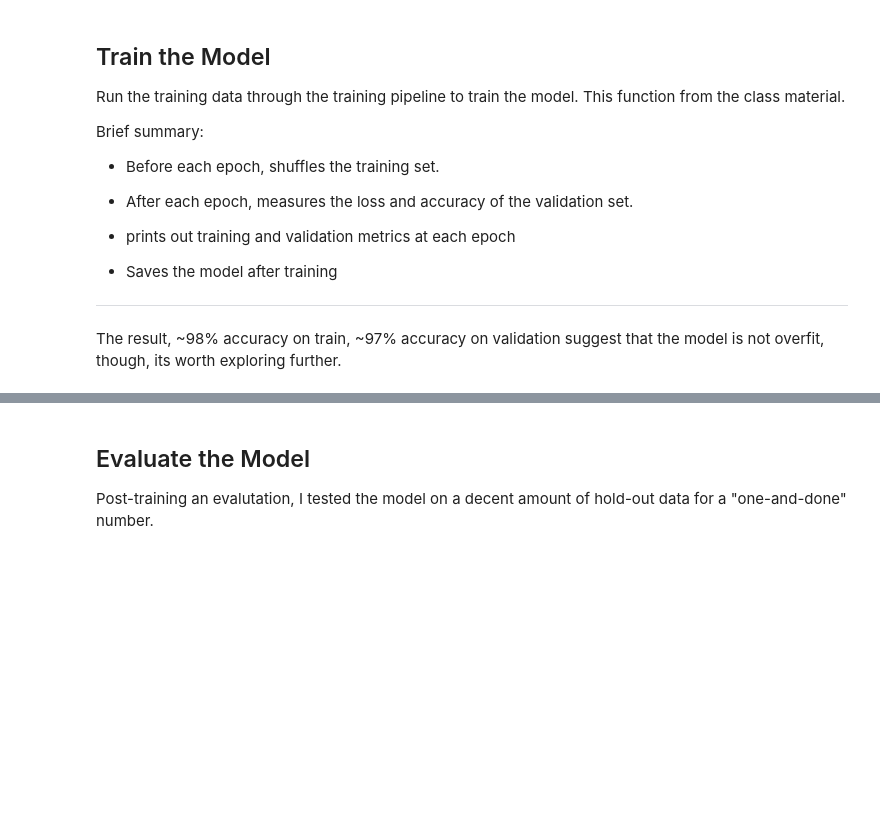
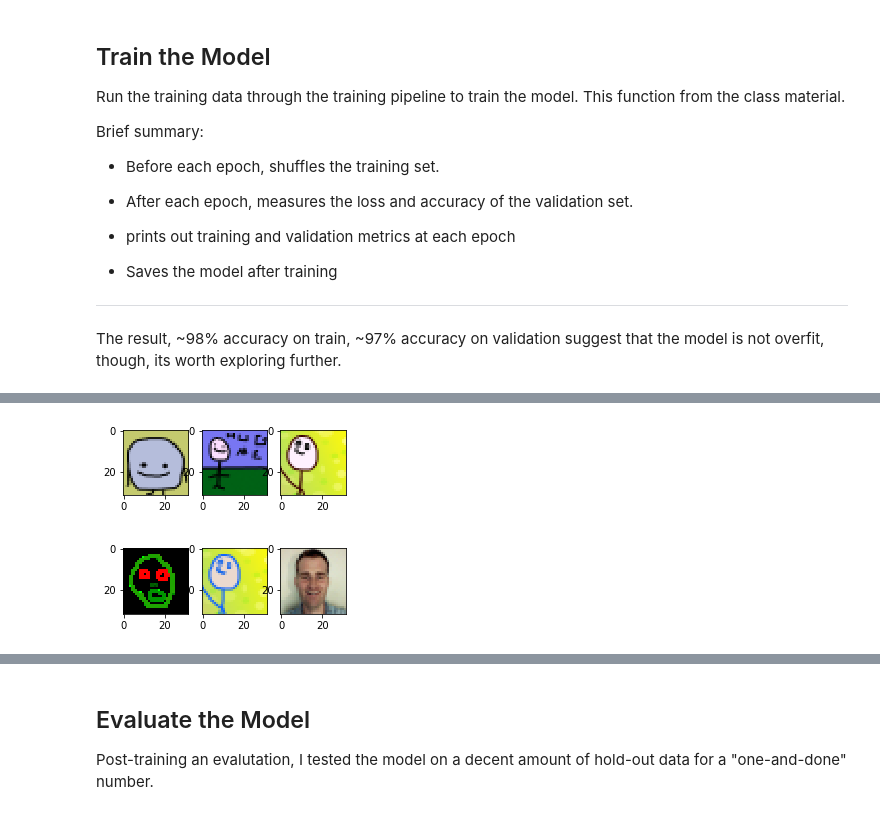
Before and after one commit to drmerlot/Traffic-Sign-Classifier, a Jupyter notebook: LeNet-Lab.ipynb, the cells around one changed output, grey strips where cells are left out. Drawn from its saved outputs; the diff is of its cells as text; code cells hidden in the pictures; blank space fills up the shorter version.

```diff
--- a/LeNet-Lab.ipynb
+++ b/LeNet-Lab.ipynb
@@ -413,7 +425,7 @@ The result, ~98% accuracy on train, ~97% accuracy on validation suggest that the
 # %%
 #============================================================================
 # Train the model on X_train and y_train from the data_prep function
-EPOCHS = 35
+EPOCHS = 45
 # small batch size seems to run faster
 BATCH_SIZE = 128
 #============================================================================
@@ -438,7 +450,7 @@ with tf.Session() as sess:
         validation_accuracy = evaluate(X_validation, y_validation)
         # edited for easy copy-paste to visualize training history
         print("{}".format(i+1) + ",{:.3f}".format(training_accuracy) + ",{:.3f}".format(validation_accuracy))
-    saver.save(sess, './nre_net')
+    saver.save(sess, './train_45')
     print()
     print("Model saved")
 #============================================================================
@@ -498,0 +510,45 @@ TypeError: 'list' object cannot be interpreted as an integer
+# %%
+#===================================================================
+import matplotlib.image as mpimg
+import os
+#===================================================================
+
+#===================================================================
+# change working directory
+os.chdir("/home/andy/Desktop/udacity-p2/try2/CarND-LeNet-Lab/pics/small/")
+# file names of the exra pics
+images = os.listdir()
+me = images[1]
+del images[1]
+
+#===================================================================
+#read them in
+extra_images = []
+for img in images:
+    read_in = (mpimg.imread(img))
+    # slice off the alpha channel
+    slice_in = read_in[:,:,0:3]
+    extra_images.append(slice_in)
+
+
+
+extra_images.append(mpimg.imread(me))
+
+look = np.stack(extra_images, axis = 0)
+#===================================================================
+
+#===================================================================
+# make the data like X_train
+#X_wild, y_empty, plot_pics = data_prep(X = look_slice[0:3], y = None, vis_num = 2)
+X_wild = look / 255
+#===================================================================
+
+
+#============================================================================
+# plot seected examples from original and rotated sets
+plt.figure(figsize=(4, 4))
+for i, image in  enumerate(look):
+    plt.subplot(2,3,1+i)
+    plt.imshow(image)
+# %% [output]
+[figure, added]
```
Also changed, not shown: parts of 10 cells of this notebook, 16 other files.
